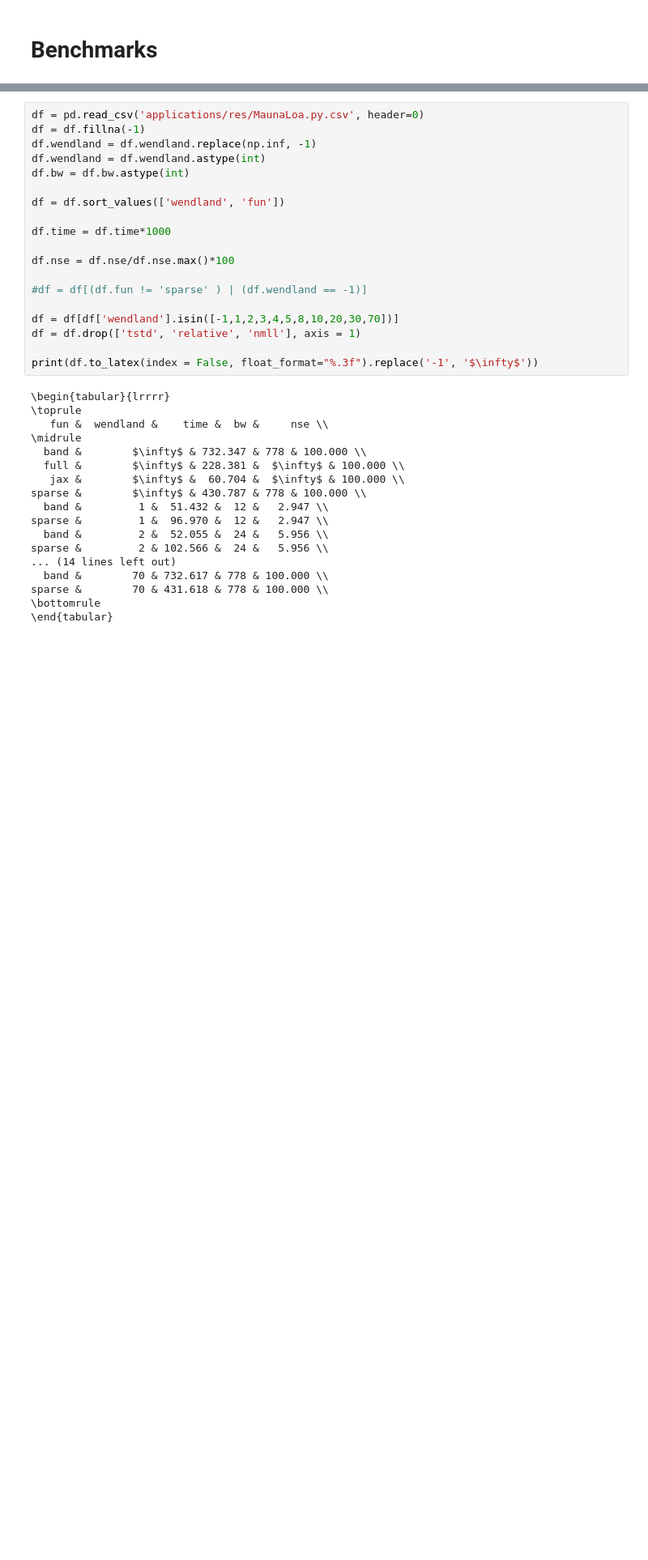
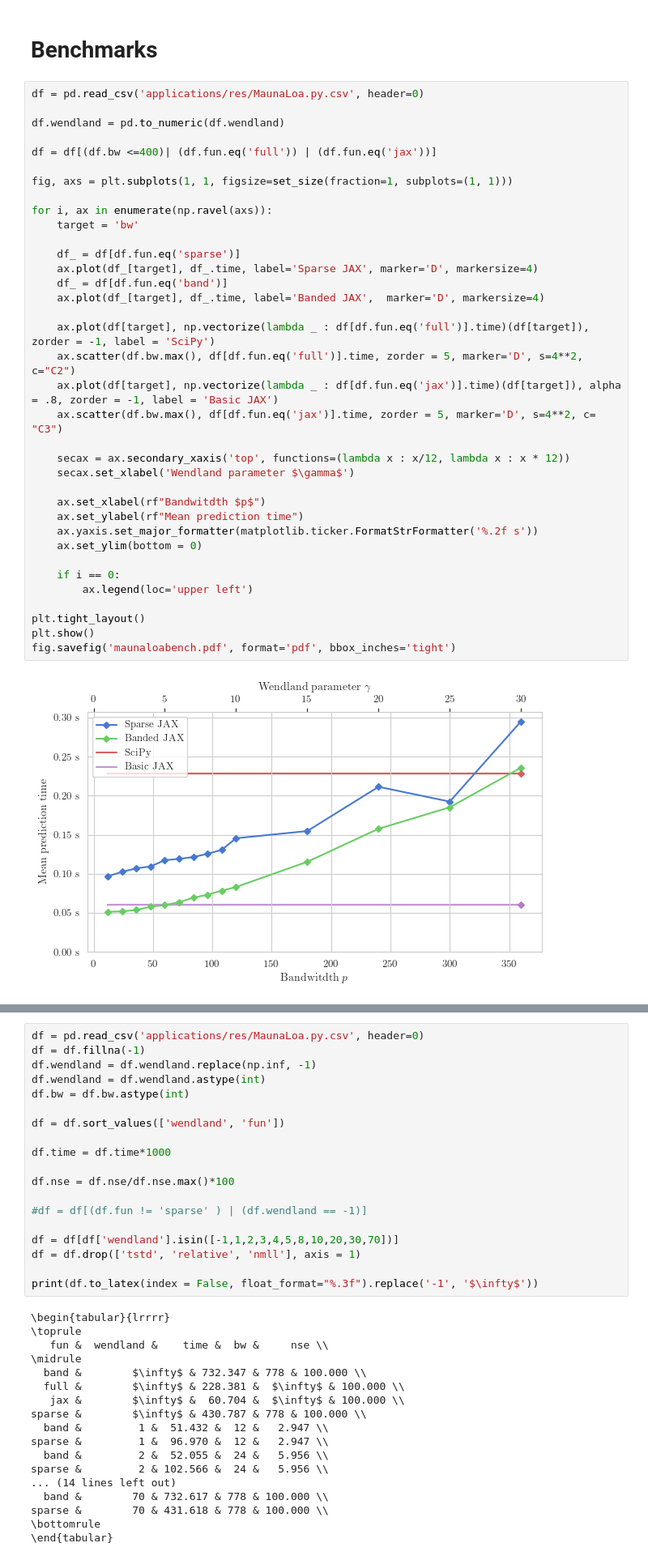
Before and after one commit to ItsNiklas/sparse-gaussian-processes, a Jupyter notebook: plots.ipynb, the cells around one changed output, grey strips where cells are left out. Shown at 81% size. Drawn from its saved outputs; the diff is of its cells as text; blank space fills up the shorter version.

```diff
--- a/plots.ipynb
+++ b/plots.ipynb
@@ -82,3 +82,41 @@ plt.rcParams.update({
 })
 # %% [markdown]
 # Benchmarks
+# %%
+df = pd.read_csv('applications/res/MaunaLoa.py.csv', header=0)
+
+df.wendland = pd.to_numeric(df.wendland)
+
+df = df[(df.bw <=400)| (df.fun.eq('full')) | (df.fun.eq('jax'))]
+
+fig, axs = plt.subplots(1, 1, figsize=set_size(fraction=1, subplots=(1, 1)))
+
+for i, ax in enumerate(np.ravel(axs)):
+    target = 'bw'
+
+    df_ = df[df.fun.eq('sparse')]
+    ax.plot(df_[target], df_.time, label='Sparse JAX', marker='D', markersize=4)
+    df_ = df[df.fun.eq('band')]
+    ax.plot(df_[target], df_.time, label='Banded JAX',  marker='D', markersize=4)
+
+    ax.plot(df[target], np.vectorize(lambda _ : df[df.fun.eq('full')].time)(df[target]), zorder = -1, label = 'SciPy')
+    ax.scatter(df.bw.max(), df[df.fun.eq('full')].time, zorder = 5, marker='D', s=4**2, c="C2")
+    ax.plot(df[target], np.vectorize(lambda _ : df[df.fun.eq('jax')].time)(df[target]), alpha = .8, zorder = -1, label = 'Basic JAX')
+    ax.scatter(df.bw.max(), df[df.fun.eq('jax')].time, zorder = 5, marker='D', s=4**2, c= "C3")
+
+    secax = ax.secondary_xaxis('top', functions=(lambda x : x/12, lambda x : x * 12))
+    secax.set_xlabel('Wendland parameter $\gamma$')
+
+    ax.set_xlabel(rf"Bandwitdth $p$")
+    ax.set_ylabel(rf"Mean prediction time")
+    ax.yaxis.set_major_formatter(matplotlib.ticker.FormatStrFormatter('%.2f s'))
+    ax.set_ylim(bottom = 0)
+
+    if i == 0:
+        ax.legend(loc='upper left')
+
+plt.tight_layout()
+plt.show()
+fig.savefig('maunaloabench.pdf', format='pdf', bbox_inches='tight')
+# %% [output]
+[figure, added]
```
Also changed, not shown: parts of 6 cells of this notebook.
